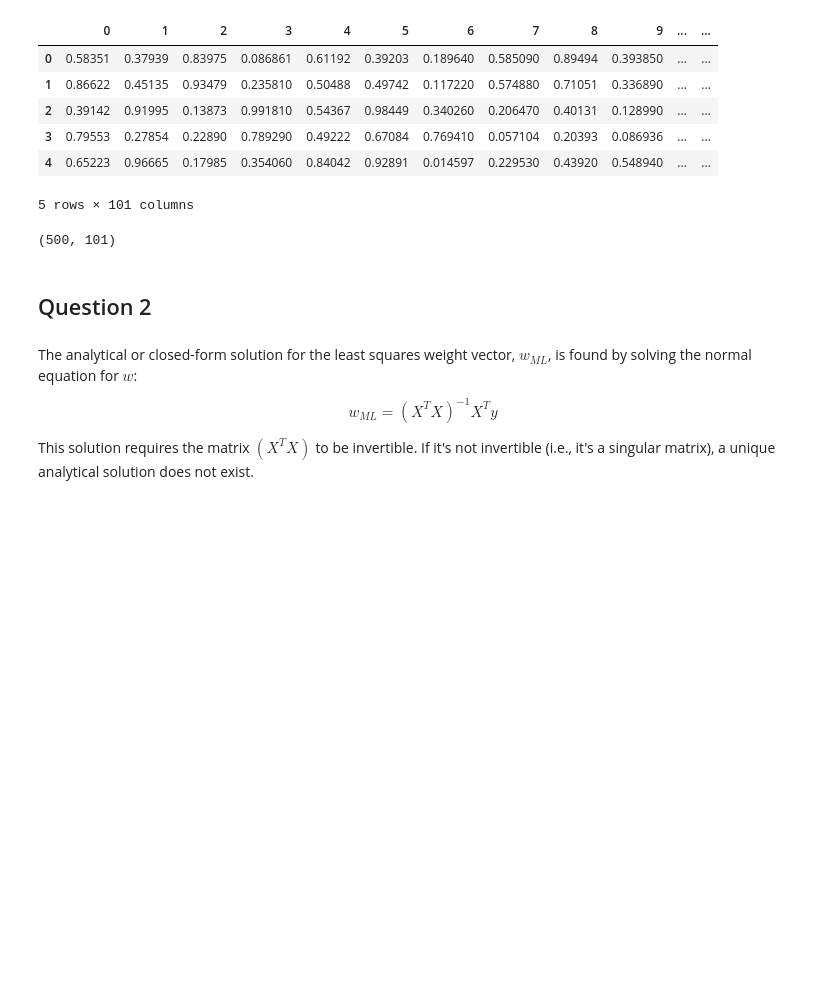
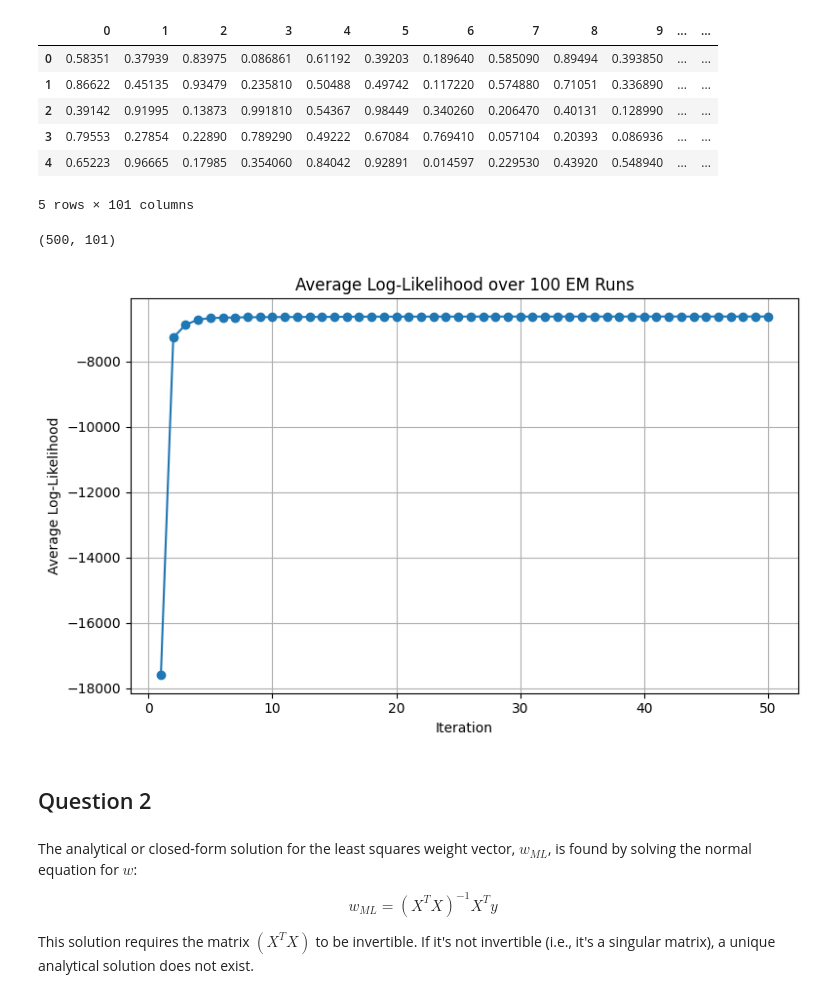
Before and after one commit to KaeBee2003/FML_Assignment2, a Jupyter notebook: Ass2.ipynb, the cells around one changed output. Cells and saved outputs as stored; diff of their text form; code cells hidden in the pictures; blank space fills up the shorter version.

```diff
--- a/Ass2.ipynb
+++ b/Ass2.ipynb
@@ -51,6 +51,72 @@ df2_test.head()
 df2.shape
 # %% [output]
 (500, 101)
+# %%
+import numpy as np
+import pandas as pd
+import matplotlib.pyplot as plt
+
+def bernoulli_log_pdf(x, mu):
+    # x: (N, D), mu: (K, D)
+    eps = 1e-10  # avoid log(0)
+    log_prob = x[:, None, :] * np.log(mu[None, :, :] + eps) + \
+               (1 - x[:, None, :]) * np.log(1 - mu[None, :, :] + eps)
+    return np.sum(log_prob, axis=2)  # shape: (N, K)
+
+def em_bernoulli_mixture(X, K=4, max_iter=100):
+    N, D = X.shape
+    log_likelihoods = []
+
+    # Initialize parameters randomly
+    np.random.seed()
+    pi = np.full(K, 1/K)
+    mu = np.random.rand(K, D)
+
+    for iteration in range(max_iter):
+        # E-step
+        log_prob = bernoulli_log_pdf(X, mu)  # (N, K)
+        log_prob += np.log(pi + 1e-10)
+        log_sum = np.logaddexp.reduce(log_prob, axis=1, keepdims=True)
+        log_resp = log_prob - log_sum
+        resp = np.exp(log_resp)  # shape: (N, K)
+
+        # M-step
+        Nk = resp.sum(axis=0)  # shape: (K,)
+        pi = Nk / N
+        mu = (resp.T @ X) / (Nk[:, None] + 1e-10)
+
+        # Log-likelihood
+        ll = np.sum(log_sum)
+        log_likelihoods.append(ll)
+
+    return pi, mu, log_likelihoods
+
+# Load the dataset
+df = pd.read_csv("A2Q1.csv", header=None)
+X = df.values.astype(np.float64)  # Ensure binary matrix of floats
+X = np.clip(X, 0, 1)  # Ensure binary (just in case)
+
+# Run EM 100 times and average log-likelihoods
+max_iter = 50
+avg_ll = np.zeros(max_iter)
+
+for run in range(100):
+    _, _, ll = em_bernoulli_mixture(X, K=4, max_iter=max_iter)
+    avg_ll += np.array(ll)
+
+avg_ll /= 100
+
+# Plotting
+plt.figure(figsize=(8, 5))
+plt.plot(range(1, max_iter + 1), avg_ll, marker='o')
+plt.title("Average Log-Likelihood over 100 EM Runs")
+plt.xlabel("Iteration")
+plt.ylabel("Average Log-Likelihood")
+plt.grid(True)
+plt.tight_layout()
+plt.show()
+# %% [output]
+[figure, added]
 # %%
 def euclidean_distance(row1, row2, feature_cols):
     return sum((row1[col] - row2[col]) ** 2 for col in feature_cols) ** 0.5
```
